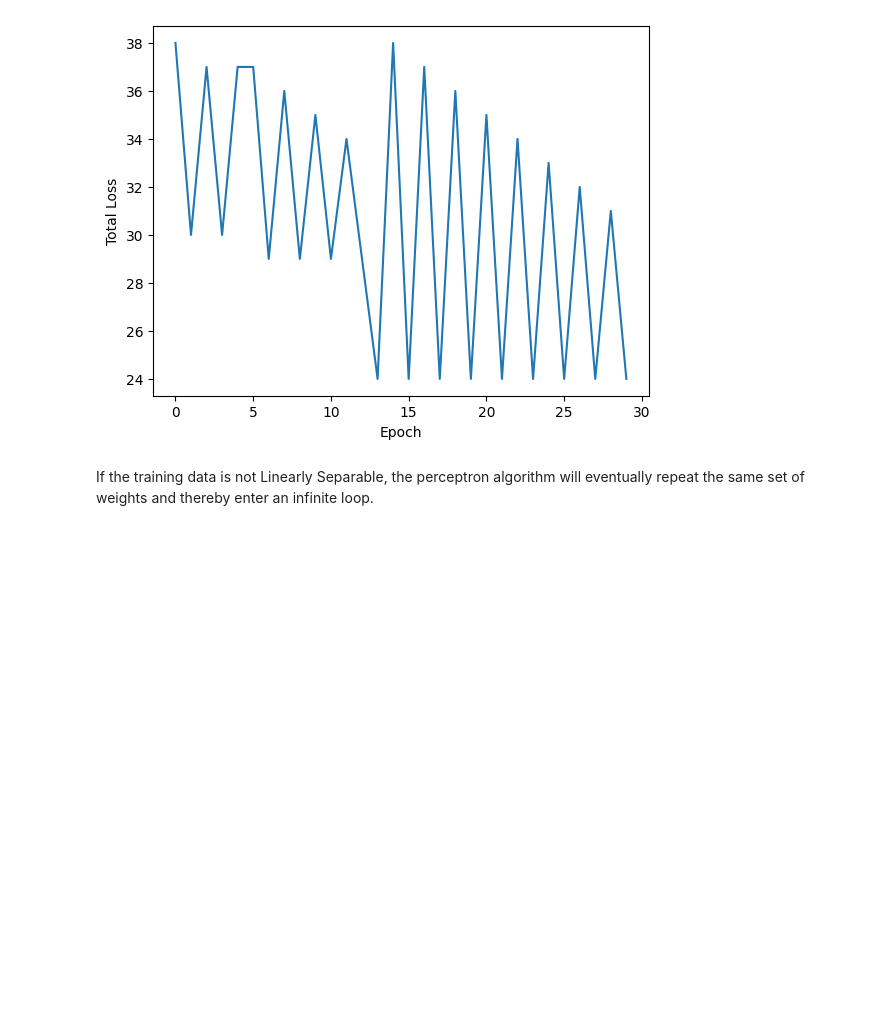
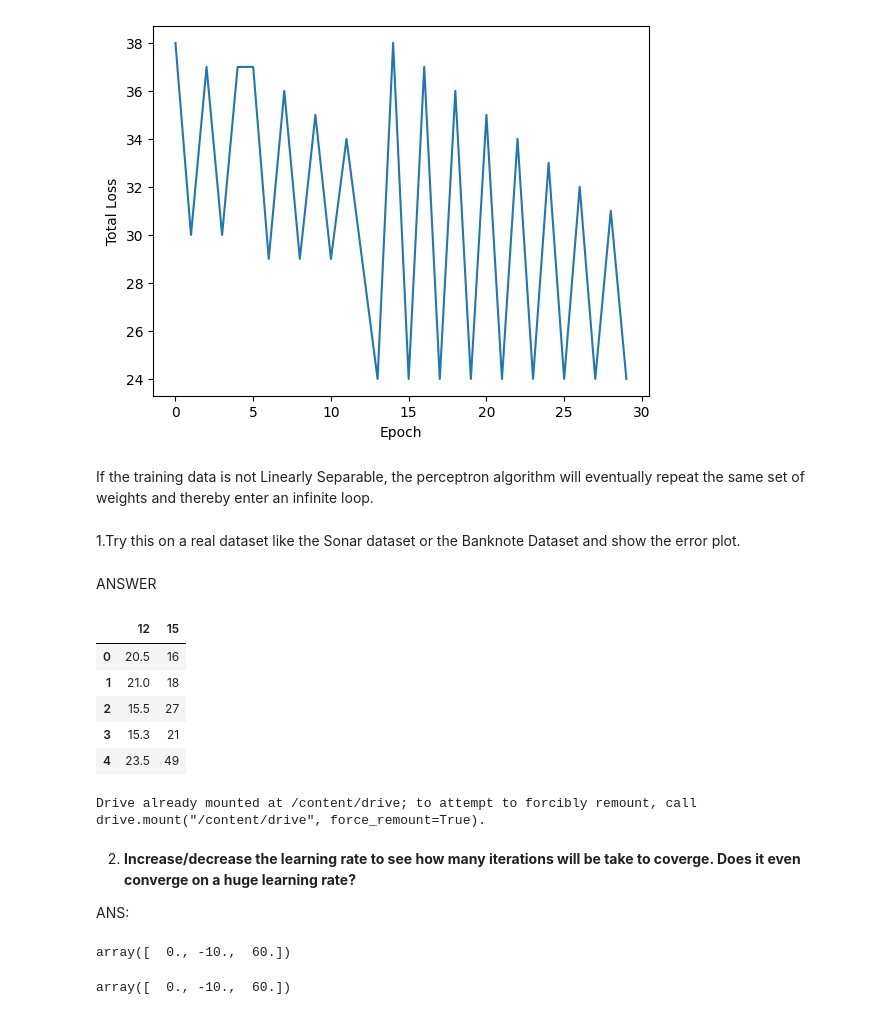
Before and after one commit to DOKALAMOUNIKADEVI/FMML-PROJECTS-AND-LABS, a Jupyter notebook: FMML_Module4_Lab1_2024.ipynb, the cells around one changed output. Drawn from its saved outputs; the diff is of its cells as text; code cells hidden in the pictures; blank space fills up the shorter version.

```diff
--- a/FMML_Module4_Lab1_2024.ipynb
+++ b/FMML_Module4_Lab1_2024.ipynb
@@ -151,3 +151,7 @@ print(perceptron_algo_plot(X, y))
 [figure]
 # %% [markdown]
 If the training data is not Linearly Separable, the perceptron algorithm will eventually repeat the same set of weights and thereby enter an infinite loop.
+# %% [markdown]
+1.Try this on a real dataset like the Sonar dataset or the Banknote Dataset and show the error plot.
+# %% [markdown]
+ANSWER
@@ -153,0 +162,21 @@ If the training data is not Linearly Separable, the perceptron algorithm will ev
+# %%
+#Error plot on Sonar.csv data set
+data1 = pd.read_csv('/content/drive/MyDrive/SALES.csv')
+df = pd.DataFrame(data=data1)
+df.head()
+# %% [output]
+|  | 12 | 15 |
+| 0 | 20.5 | 16 |
+| 1 | 21.0 | 18 |
+| 2 | 15.5 | 27 |
+| 3 | 15.3 | 21 |
+| 4 | 23.5 | 49 |
+# %%
+from google.colab import drive
+drive.mount('/content/drive')
+# %% [output]
+Drive already mounted at /content/drive; to attempt to forcibly remount, call drive.mount("/content/drive", force_remount=True).
+# %% [markdown]
+2. **Increase/decrease the learning rate to see how many iterations will be take to coverge. Does it even converge on a huge learning rate?**
+
+ANS:
@@ -153,0 +196,10 @@ If the training data is not Linearly Separable, the perceptron algorithm will ev
+# %%
+#eta = 0.01
+perceptron_algo(X, y)
+# %% [output]
+array([  0., -10.,  60.])
+# %%
+#eta = 0.01
+perceptron_algo(X, y)
+# %% [output]
+array([  0., -10.,  60.])
```
Also changed, not shown: parts of 8 cells of this notebook.
